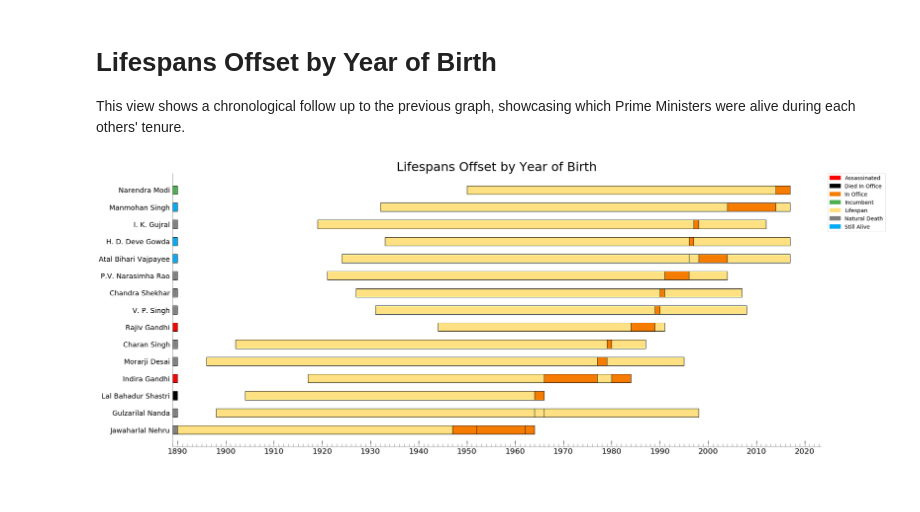
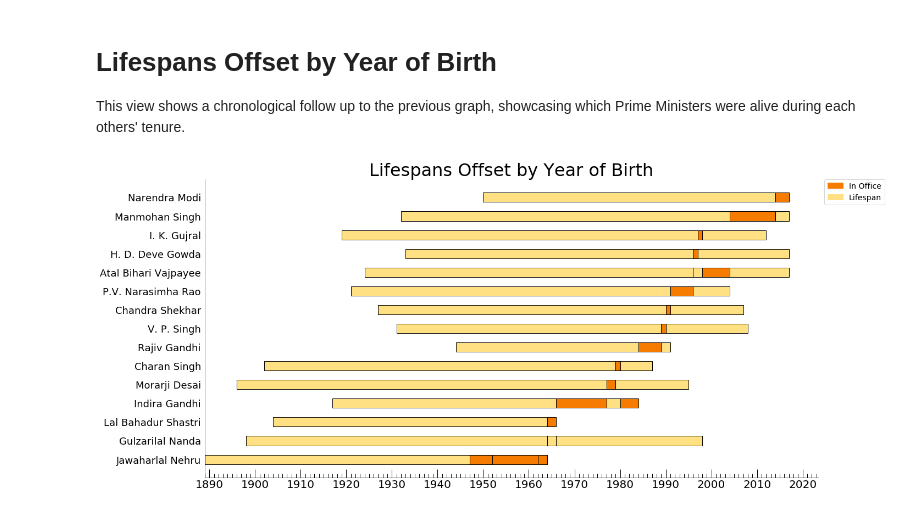
Before and after one commit to stonecharioteer/prime_ministers_of_india, a Jupyter notebook: indian_prime_ministers.ipynb, the cells around one changed output. Drawn from its saved outputs; the diff is of its cells as text; code cells hidden in the pictures.

```diff
--- a/indian_prime_ministers.ipynb
+++ b/indian_prime_ministers.ipynb
@@ -154,18 +153,18 @@ for i, pm in enumerate(pm_age_df["Name"]):
                     left=year_of_birth, width=year_of_death-year_of_birth,
                     color=colors["lifespan"], edgecolor=edgecolor)
 
-            if row["Mode of Death"] == "Assassination":
-                stat_color = colors["assassinated"] # assassinated
-            elif pd.isnull(row["Date of Death"]):
-                if not pd.isnull(row["Term End"]):
-                    stat_color=colors["still alive"] # Still Alive
-                else:
-                    stat_color = colors["incumbent"] # Incumbent
-            else:
-                if row["Mode of Death"] != "Assassination" and row["Term End"] == row["Date of Death"]:
-                    stat_color = colors["died in office"] # died in office.
-                else:
-                    stat_color = colors["natural death"]
+#             if row["Mode of Death"] == "Assassination":
+#                 stat_color = colors["assassinated"] # assassinated
+#             elif pd.isnull(row["Date of Death"]):
+#                 if not pd.isnull(row["Term End"]):
+#                     stat_color=colors["still alive"] # Still Alive
+#                 else:
+#                     stat_color = colors["incumbent"] # Incumbent
+#             else:
+#                 if row["Mode of Death"] != "Assassination" and row["Term End"] == row["Date of Death"]:
+#                     stat_color = colors["died in office"] # died in office.
+#                 else:
+#                     stat_color = colors["natural death"]
         term_start_year = row["Term Start"].year
         term_end_year = row["Term End"].year if not pd.isnull(row["Term End"]) else datetime.date.today().year
 
@@ -173,37 +172,38 @@ for i, pm in enumerate(pm_age_df["Name"]):
                 left=term_start_year, width=term_end_year-term_start_year,
                 color=colors["in office"], edgecolor=edgecolor)
 
 
-    ax.barh(bottom=i, height=0.5, left=zero, width=1, color=stat_color, edgecolor=edgecolor)
+#     ax.barh(bottom=i, height=0.5, left=zero, width=1, color=stat_color, edgecolor=edgecolor)
 
 majorLocator = MultipleLocator(10)
 majorFormatter = FormatStrFormatter('%d')
 minorLocator = MultipleLocator(1)
 ax.xaxis.set_major_locator(majorLocator)
+ax.xaxis.set_minor_locator(minorLocator)
 ax.xaxis.set_major_formatter(majorFormatter)
-ax.xaxis.set_minor_locator(minorLocator)
+
 
 names = list(pm_age_df["Name"])
 ax.set_yticks(range(len(names)))
 ax.set_yticklabels(names, fontsize=18)
 ax.set_title("Lifespans Offset by Year of Birth", fontsize=32)
 
 for tick in ax.xaxis.get_major_ticks():
     tick.label.set_fontsize(20)
 
 handles = []
-for key in sorted(colors.keys()):
-    patch = mpatches.Patch(color=colors[key], label=key.title(), edgecolor="black")
+for key in sorted(["in office","lifespan"]):
+    patch = mpatches.Patch(color=colors[key], label=key.title(),edgecolor="black")
     handles.append(patch)
 plt.legend(handles=handles, fontsize=14, bbox_to_anchor=(1.01, 1), loc=2, borderaxespad=0.)
 ax.spines['top'].set_visible(False)
 ax.spines['right'].set_visible(False)
 ax.spines['bottom'].set_linewidth(0.5)
 ax.spines['left'].set_linewidth(0.5)
 plt.tick_params(which="both", axis="y", width=0)
-plt.tick_params(which="both", axis="x", width=1, color="grey", direction="in")
+plt.tick_params(which="both", axis="x", width=1, color="black", direction="in")
+plt.tick_params(which="minor", axis="x", length=7)
 plt.tick_params(which="major", axis="x", length=15, color="black")
-plt.tick_params(which="minor", axis="x", length=7)
 plt.savefig("primeministers_offset.png", dpi=220)
 # %% [output]
-[figure, old version]
+[figure, new version]
```
Also changed, not shown: parts of 2 cells of this notebook, 2 other files.
